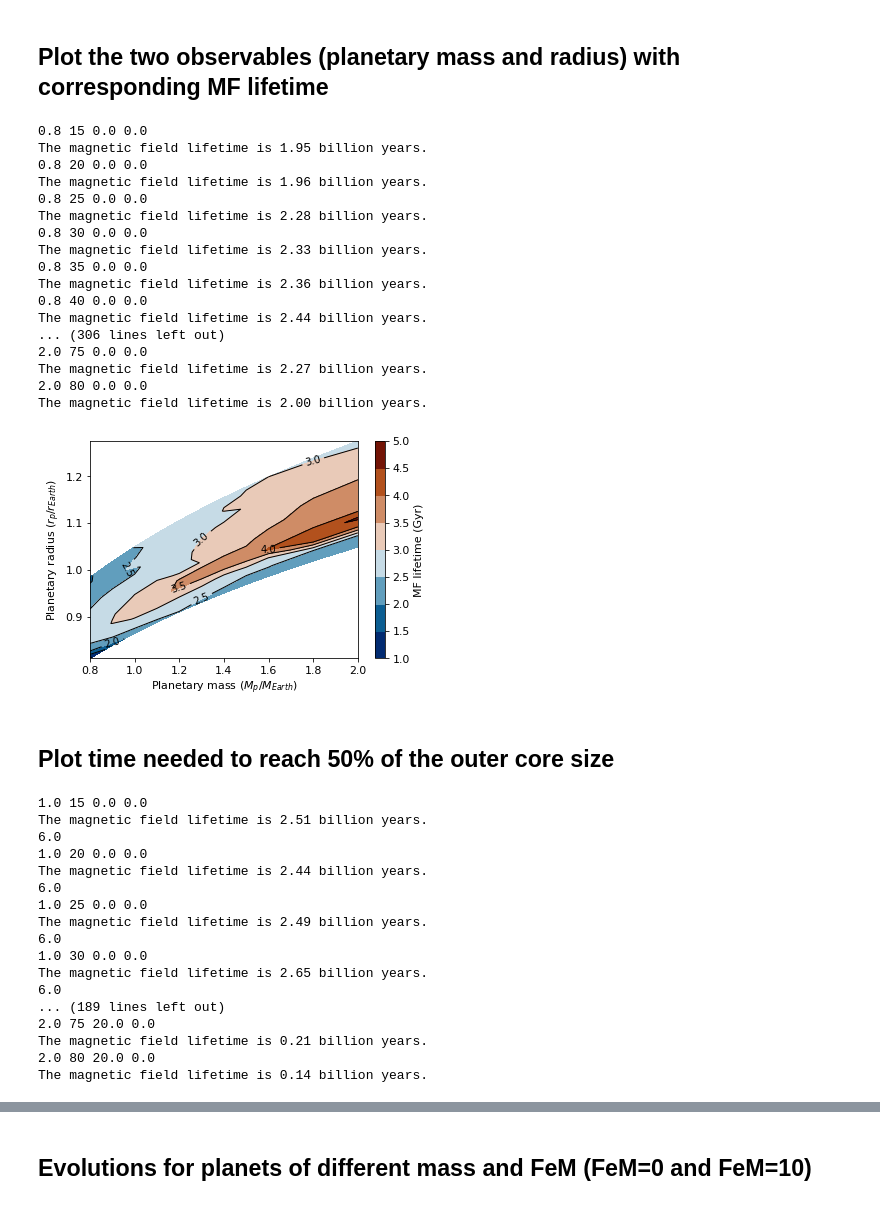
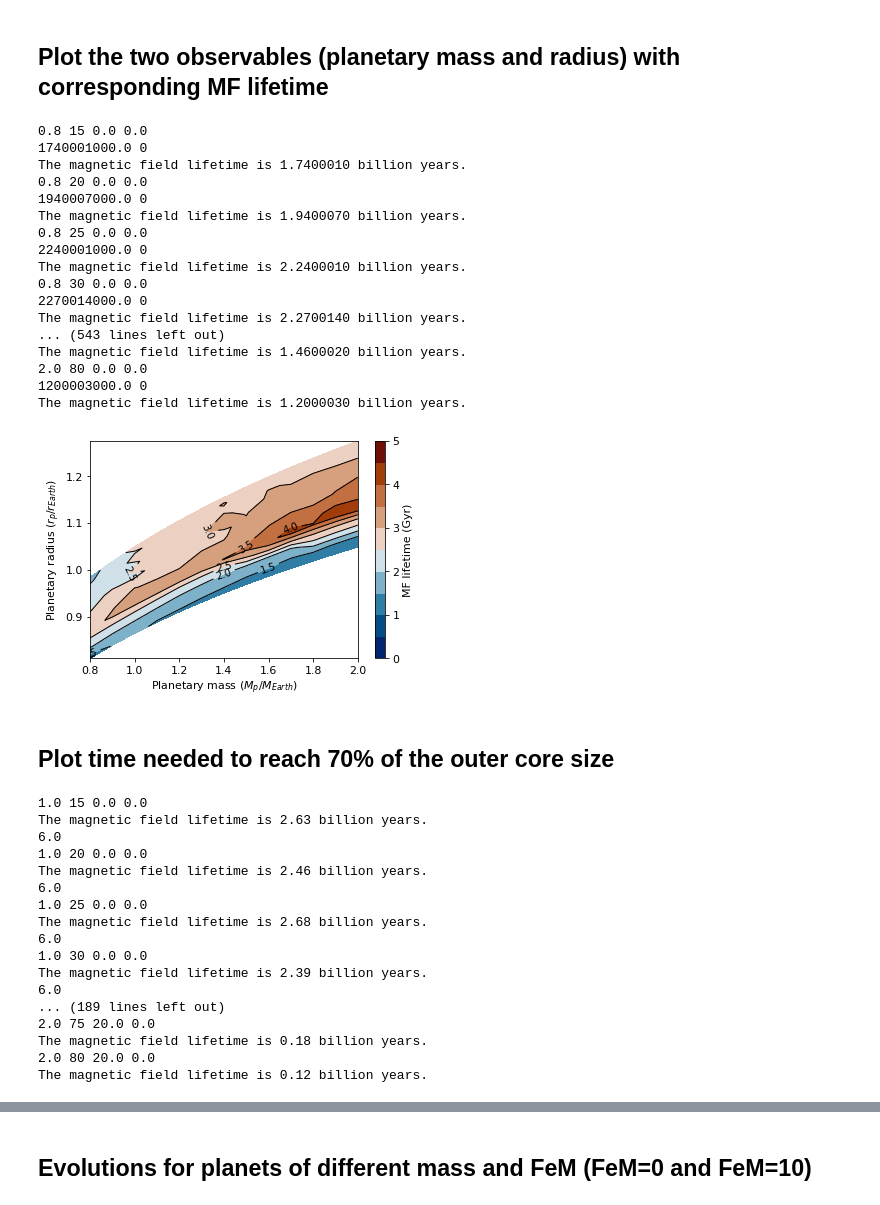
Before and after one commit to irenebonati/exo-cores, a Jupyter notebook: Planets_Evolution.ipynb, the cells around one changed output, grey strips where cells are left out. Saved outputs shown, nothing was run; the diff lists cells and outputs as text; code cells hidden in the pictures.

```diff
--- a/Planets_Evolution.ipynb
+++ b/Planets_Evolution.ipynb
@@ -49,10 +51,10 @@ bamako_r = reverse_colourmap(bamako)
 # %% [markdown]
 ## Look at one case with a given planetary mass, bulk and mantle iron content, and light element fraction
 # %%
-Mp  = 2.0
-XFe = 80.
-FeM = 20.
-S = 0.0
+Mp  = 1.9
+XFe = 70.
+FeM = 0.
+S = 0.05
 
 Planet = evolution.Rocky_Planet(Mp, XFe, FeM, S)
 # %%
@@ -97,7 +116,7 @@ plt.show()
 # %% [markdown]
 ## Run cases for all Mp, all XFe, and a set amount of FeM (LE=0)
 # %%
-Masses = [0.8, 0.9, 1.0, 1.1, 1.2, 1.3, 1.4, 1.5, 1.6,1.8, 2.]
+Masses = [0.8, 0.9, 1.0, 1.1, 1.2, 1.3, 1.4, 1.5, 1.6,1.7,1.8,1.9, 2.]
 Fe = [15,20,25,30,35,40,45,50,55,60,65,70,75,80]
 Fe_mantle = [0.00,10.,20.]
 S = 0.0
@@ -293,7 +315,7 @@ plot_contourf(M,F,r_IC_end/r_OC,Masses,Fe,Fe_mantle,levels_ICMF,plots_folder,col
 # %% [markdown]
 ## Plot the two observables (planetary mass and radius) with corresponding MF lifetime
 # %%
-Masses = [0.8, 0.9, 1.0, 1.1, 1.2, 1.3, 1.4, 1.5, 1.6,1.8, 2.]
+Masses = [0.8, 0.9, 1.0, 1.1, 1.2, 1.3, 1.4, 1.5, 1.6,1.7,1.8,1.9, 2.]
 Fe = [15,20,25,30,35,40,45,50,55,60,65,70,75,80]
 Fe_mantle = [0.00]
 S = 0.0
@@ -324,38 +346,43 @@ for m,iron_mantle in enumerate(Fe_mantle):
             MP[j,i+m*len(Masses)] = evo.planet.Mp
 # %% [output]
 0.8 15 0.0 0.0
-The magnetic field lifetime is 1.95 billion years.
+1740001000.0 0
+The magnetic field lifetime is 1.7400010 billion years.
 0.8 20 0.0 0.0
-The magnetic field lifetime is 1.96 billion years.
+1940007000.0 0
+The magnetic field lifetime is 1.9400070 billion years.
 0.8 25 0.0 0.0
-The magnetic field lifetime is 2.28 billion years.
+2240001000.0 0
+The magnetic field lifetime is 2.2400010 billion years.
 0.8 30 0.0 0.0
-The magnetic field lifetime is 2.33 billion years.
-0.8 35 0.0 0.0
-The magnetic field lifetime is 2.36 billion years.
-0.8 40 0.0 0.0
-The magnetic field lifetime is 2.44 billion years.
-... (306 lines left out)
-2.0 75 0.0 0.0
-The magnetic field lifetime is 2.27 billion years.
+2270014000.0 0
+The magnetic field lifetime is 2.2700140 billion years.
+... (543 lines left out)
+The magnetic field lifetime is 1.4600020 billion years.
 2.0 80 0.0 0.0
-The magnetic field lifetime is 2.00 billion years.
+1200003000.0 0
+The magnetic field lifetime is 1.2000030 billion years.
 # %%
-levels_obs = np.linspace(1,5,9)
+font = {'family' : 'normal',
+        'weight' : 'bold',
+        'size'   : 11}
+
+levels_obs = np.linspace(0,5,11)
+#levels_obs = np.linspace(1,5,9)
 sc = plt.contourf(MP,r_planet/6371e3,MF_lifetime,edgecolor='black',levels=levels_obs,cmap=vik)#'RdYlBu_r')
 sc2 = plt.contour(MP,r_planet/6371e3,MF_lifetime,levels=levels_obs,colors=('black',),linestyles=('-',),linewidths=(1,))
 plt.clabel(sc2, fmt = '%2.1f', colors = 'black', fontsize=10)
 #plt.scatter(MP,r_planet/6371e3,MF_lifetime,edgecolor='black')
 cb = plt.colorbar(sc)
 cb.set_label('MF lifetime (Gyr)')
 plt.xlabel('Planetary mass ($M_{p}/M_{Earth}$)')
 plt.ylabel('Planetary radius ($r_{p}/r_{Earth}$)')
 plt.savefig(plots_folder+'Obs.pdf')
 plt.show()
 # %% [output]
-[figure, old version]
+[figure, new version]
 # %% [markdown]
-## Plot time needed to reach 50% of the outer core size
+## Plot time needed to reach 70% of the outer core size
 # %%
 Masses = [1.,2.]
 Fe_mantle = [0.]
@@ -430,22 +457,22 @@ for m,iron_mantle in enumerate(Fe_mantle):
                 tIC_80_20[j,i+m*len(Masses)] =0.
 # %% [output]
 1.0 15 0.0 0.0
-The magnetic field lifetime is 2.51 billion years.
+The magnetic field lifetime is 2.63 billion years.
 6.0
 1.0 20 0.0 0.0
-The magnetic field lifetime is 2.44 billion years.
+The magnetic field lifetime is 2.46 billion years.
 6.0
 1.0 25 0.0 0.0
-The magnetic field lifetime is 2.49 billion years.
+The magnetic field lifetime is 2.68 billion years.
 6.0
 1.0 30 0.0 0.0
-The magnetic field lifetime is 2.65 billion years.
+The magnetic field lifetime is 2.39 billion years.
 6.0
 ... (189 lines left out)
 2.0 75 20.0 0.0
-The magnetic field lifetime is 0.21 billion years.
+The magnetic field lifetime is 0.18 billion years.
 2.0 80 20.0 0.0
-The magnetic field lifetime is 0.14 billion years.
+The magnetic field lifetime is 0.12 billion years.
 # %%
 labels = ["1 $M_{Earth}$","2 $M_{Earth}$"]
 colors = ["lightseagreen","crimson"]
```
Also changed, not shown: parts of 17 cells of this notebook, 4 other files.
